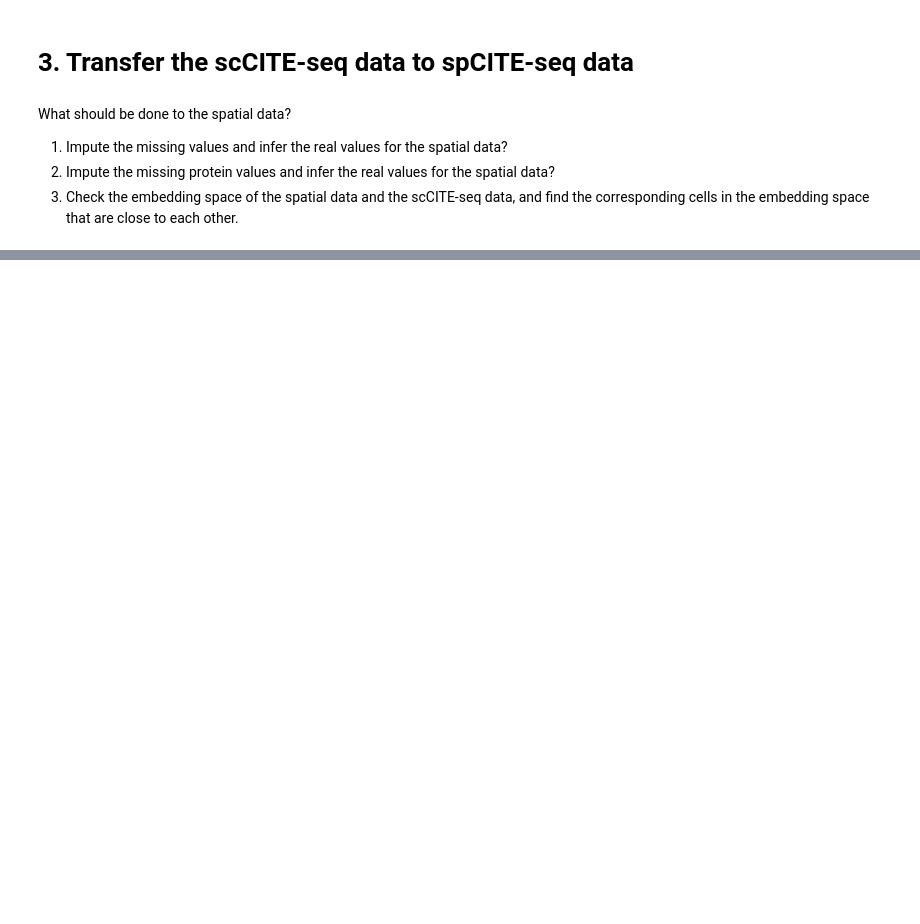
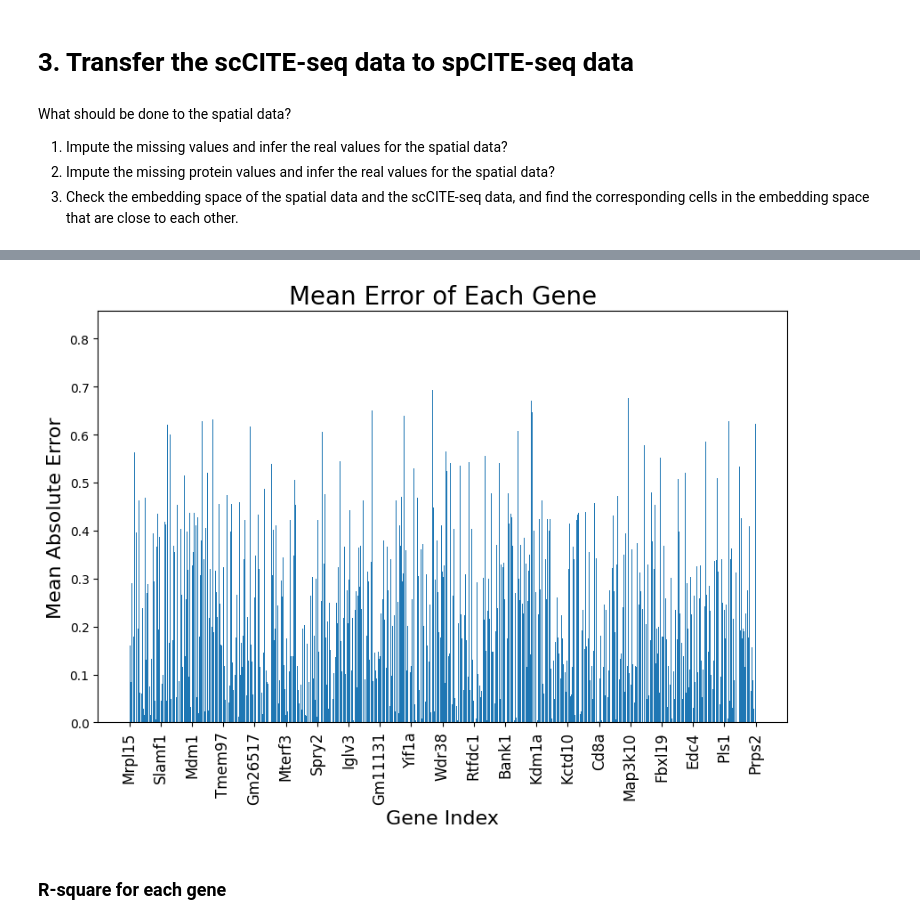
Before and after one commit to cb11711211/sc_st_attention_integration, a Jupyter notebook: GSPI/st_sc_transfer.ipynb, the cells around one changed output, grey strips where cells are left out. Drawn from its saved outputs; the diff is of its cells as text; code cells hidden in the pictures; blank space fills up the shorter version.

```diff
--- a/GSPI/st_sc_transfer.ipynb
+++ b/GSPI/st_sc_transfer.ipynb
@@ -416,0 +680,28 @@ sp_mudata.mod['rna'], sc_rna_data
+# %%
+num_genes = rna_adata.X.shape[1]
+gene_names = rna_adata.var_names.to_list()
+mean_errors = []
+
+# Calculate mean error for each gene
+for i in range(num_genes):
+    mean_error = np.mean(np.abs(rna_adata.X[:, i] - rna_recon[:, i]))
+    mean_errors.append(mean_error)
+# %%
+# Plot the mean errors for each gene
+plt.figure(figsize=(10, 6))
+plt.bar(range(len(mean_errors)), mean_errors)
+plt.xlabel('Gene Index', fontsize=16)
+plt.ylabel('Mean Absolute Error', fontsize=16)
+plt.title('Mean Error of Each Gene', fontsize=20)
+# plt.xticks(range(len(mean_errors)), gene_names, rotation=90)
+tick_interval = max(1, len(gene_names) // 20)  # Ensure at least one tick is shown
+selected_ticks = range(0, len(gene_names), tick_interval)
+selected_gene_names = [gene_names[i] for i in selected_ticks]
+plt.xticks(selected_ticks, selected_gene_names, rotation=90, fontsize=12)
+# plt.tight_layout()
+plt.savefig("Thymus_mean_erro_of_gene.png")
+plt.show()
+# %% [output]
+[figure, added]
+# %% [markdown]
+### R-square for each gene
```
Also changed, not shown: parts of 114 cells of this notebook, 18 other files.
